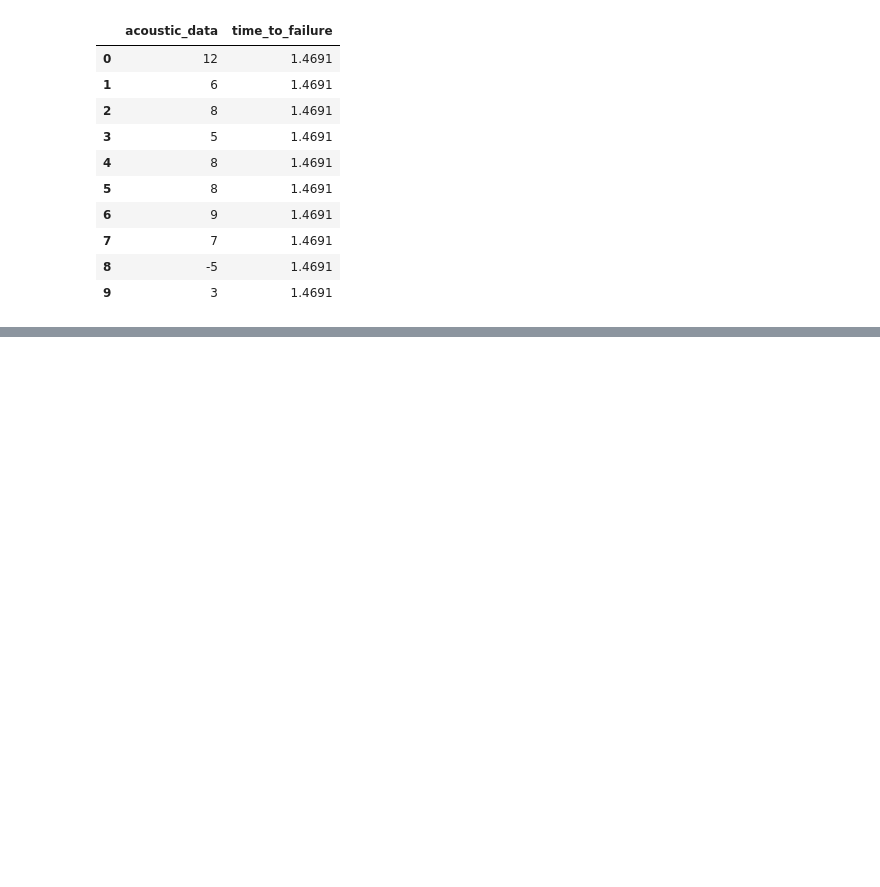
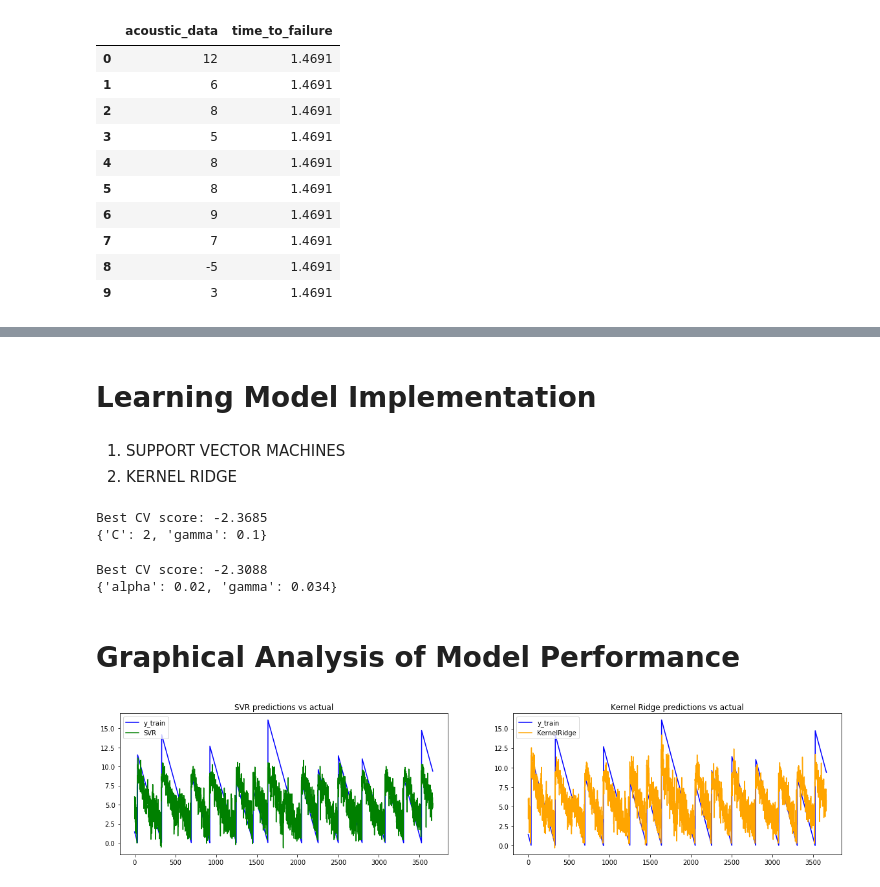
Before and after one commit to Tarandeep97/Kaggle-EarthQuake-Prediction, a Jupyter notebook: Kaggle_Earthquake_Prediction.ipynb, the cells around one changed output, grey strips where cells are left out. Drawn from its saved outputs; the diff is of its cells as text; code cells hidden in the pictures; blank space fills up the shorter version.

```diff
--- a/Kaggle_Earthquake_Prediction.ipynb
+++ b/Kaggle_Earthquake_Prediction.ipynb
@@ -170 +148,57 @@ X_train.describe()
 | max | 5.391993 | 153.703569 | -15.000000 | 631.158927 | 4.219429 | -2.000000 |
+# %% [markdown]
+#  Learning Model Implementation
+# %% [markdown]
+
+
+1.   SUPPORT VECTOR MACHINES
+2.   KERNEL RIDGE
+# %%
+scaler = StandardScaler()
+scaler.fit(X_train)
+X_train_scaled = scaler.transform(X_train)
+
+parameters = [{'gamma': [0.001, 0.005, 0.01, 0.02, 0.05, 0.1],
+               'C': [0.1, 0.2, 0.25, 0.5, 1, 1.5, 2]}]
+               #'nu': [0.75, 0.8, 0.85, 0.9, 0.95, 0.97]}]
+
+reg1 = GridSearchCV(SVR(kernel='rbf', tol=0.01), parameters, cv=5, scoring='neg_mean_absolute_error')
+reg1.fit(X_train_scaled, y_train.values.flatten())
+y_pred1 = reg1.predict(X_train_scaled)
+
+print("Best CV score: {:.4f}".format(reg1.best_score_))
+print(reg1.best_params_)
+# %% [output]
+Best CV score: -2.3685
+{'C': 2, 'gamma': 0.1}
+# %%
+parameters = [{'gamma': np.linspace(0.001, 0.1, 10),
+               'alpha': [0.005, 0.01, 0.02, 0.05, 0.1]}]
+
+reg2 = GridSearchCV(KernelRidge(kernel='rbf'), parameters, cv=5, scoring='neg_mean_absolute_error')
+reg2.fit(X_train_scaled, y_train.values.flatten())
+y_pred2 = reg2.predict(X_train_scaled)
+
+print("Best CV score: {:.4f}".format(reg2.best_score_))
+print(reg2.best_params_)
+# %% [output]
+Best CV score: -2.3088
+{'alpha': 0.02, 'gamma': 0.034}
+# %% [markdown]
+# Graphical Analysis of Model Performance
+# %%
+f = plt.figure(figsize=(20, 4))
+f.add_subplot(1, 2, 1)
+plt.plot(y_train.values.flatten(), color='blue', label='y_train')
+plt.plot(y_pred1, color='green', label='SVR')
+plt.legend()
+plt.title('SVR predictions vs actual')
+
+f.add_subplot(1, 2, 2)
+plt.plot(y_train.values.flatten(), color='blue', label='y_train')
+plt.plot(y_pred2, color='orange', label='KernelRidge')
+plt.legend()
+plt.title('Kernel Ridge predictions vs actual')
+plt.show()
+# %% [output]
+[figure, added]
```
Also changed, not shown: parts of 14 cells of this notebook.
